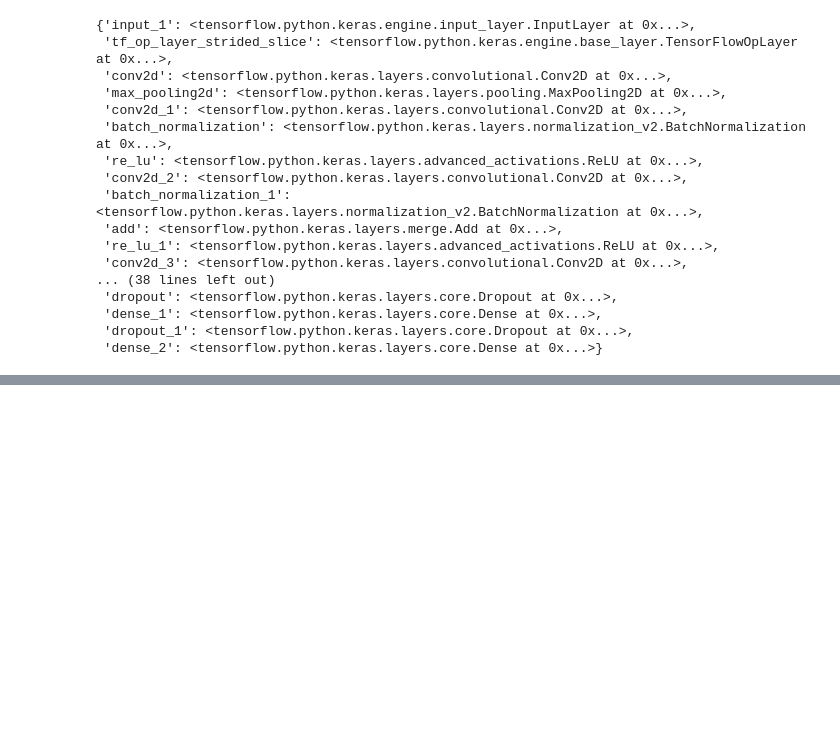
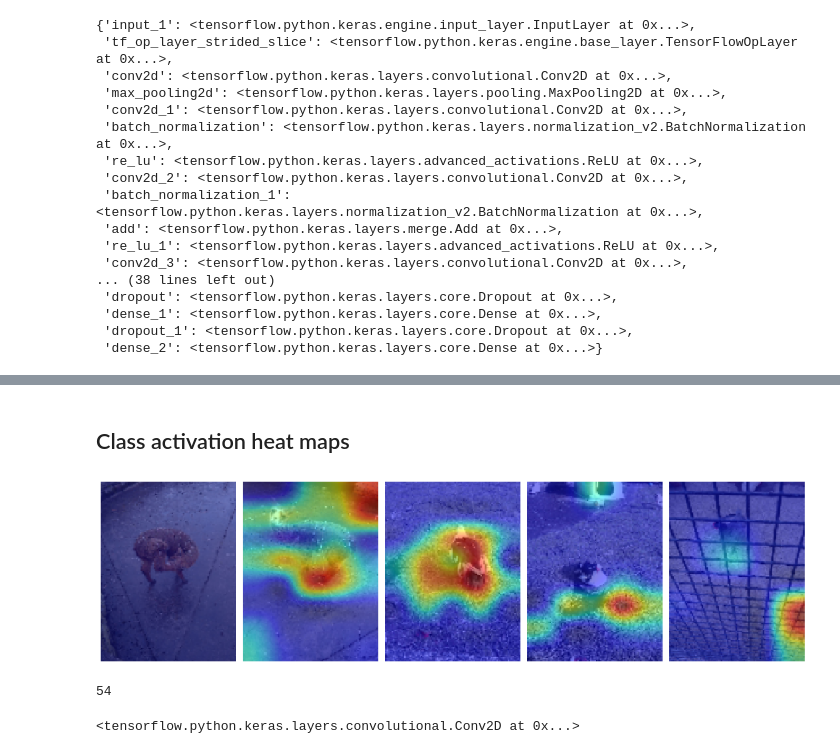
Before and after one commit to Lindronics/honours_project, a Jupyter notebook: notebooks/analysis/visualisation.ipynb, the cells around one changed output, grey strips where cells are left out. Cells and saved outputs as stored; diff of their text form; code cells hidden in the pictures; blank space fills up the shorter version.

```diff
--- a/notebooks/analysis/visualisation.ipynb
+++ b/notebooks/analysis/visualisation.ipynb
@@ -179,0 +225,27 @@ Wall time: 4.56 s
+# %% [markdown]
+## Class activation heat maps
+# %%
+def heatmap(X_img, y_img, model, layer=-1, penultimate=44):
+    heat_map = visualize_cam(model, layer, np.argmax(y_img), X_img, penultimate_layer_idx=penultimate).astype(np.float32) / 255
+    output_image = cv2.addWeighted(X_img[0, ..., :3], 0.5, heat_map, 0.5, 0)
+    return output_image
+
+n = 5
+ids = np.random.randint(0, X.shape[0], n)
+
+fig, axes = plt.subplots(1, n, figsize=(15, 10))
+for i, ax in zip(ids, axes):
+    output_image = heatmap(X[i][None, ...], y[i], model)
+    ax.imshow(output_image)
+    ax.axis("off")
+fig.tight_layout()
+# %% [output]
+[figure, added]
+# %%
+len(model.layers)
+# %% [output]
+54
+# %%
+model.layers[44]
+# %% [output]
+<tensorflow.python.keras.layers.convolutional.Conv2D at 0x...>
```
Also changed, not shown: parts of 16 cells of this notebook.
